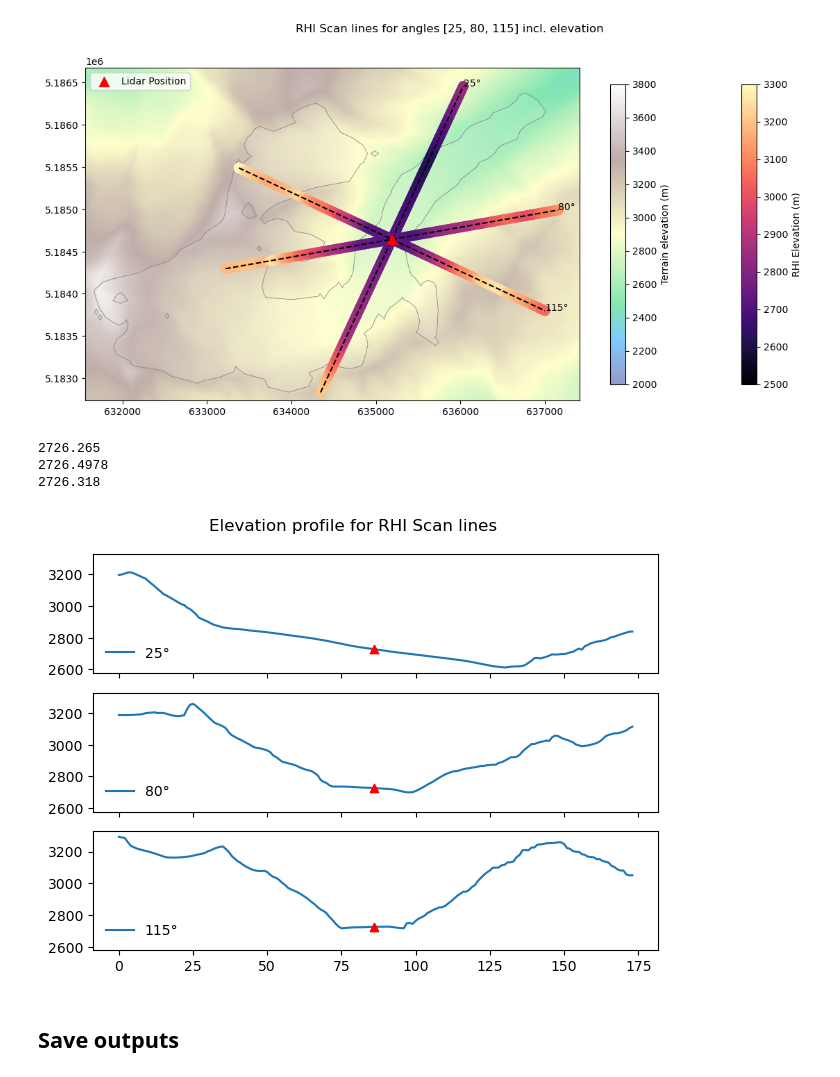
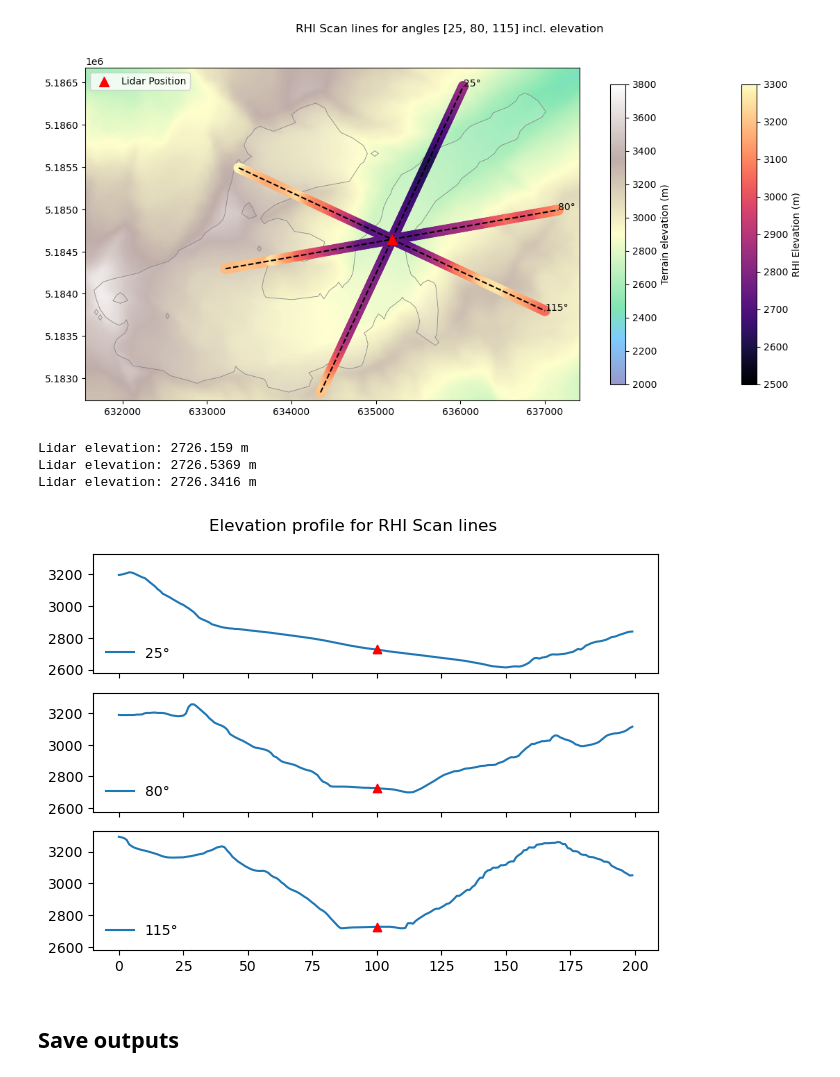
Before and after one commit to ClimLabTools/icon_validation, a Jupyter notebook: notebooks/compute_rhi_geometries.ipynb, the cells around one changed output. Cells and saved outputs as stored; diff of their text form; code cells hidden in the pictures.

Commit message:
make DEM independent of zenith bins

```diff
--- a/notebooks/compute_rhi_geometries.ipynb
+++ b/notebooks/compute_rhi_geometries.ipynb
@@ -82,10 +79,10 @@ gdf_lines
 # %% [markdown]
 ## Get DEM point for scan lines
 # %%
-def get_elevation_along_line(line, zenith_bins, target_crs):
+def get_elevation_along_line(line, target_crs):
 
     # create points along line according to number of zenith bins
-    s = np.linspace(0, line.length, zenith_bins)
+    s = np.linspace(0, line.length, distance // 10)  # sample every 10 m
     points = [line.interpolate(dist) for dist in s]
     coords = [(p.x, p.y) for p in points]
 
@@ -138,7 +135,7 @@ dem_extent = [dem_bounds.left, dem_bounds.right, dem_bounds.bottom, dem_bounds.t
 # get points along RHI scan line for all angles
 rhi_elevations = {}
 for idx, row in gdf_lines.to_crs(target_crs).iterrows():
-    rhi_elevations[row.angle_deg] = get_elevation_along_line(row.geometry, rhi_zenith_bins, target_crs)
+    rhi_elevations[row.angle_deg] = get_elevation_along_line(row.geometry, target_crs)
 # %% [markdown]
 ## Plot results
 # %%
@@ -181,23 +178,27 @@ plt.show()
 # %%
 fig,axs = plt.subplots(nrows=len(rhi_elevations), ncols=1, sharex=True, sharey=True)
 
-cx = (rhi_zenith_bins // 2) - 1
 for i,k in enumerate(rhi_elevations.keys()):
     vals = rhi_elevations[k]['elevation']
     axs[i].plot(vals, label=f'{k}°')
     axs[i].legend(loc='lower left', frameon=False)
 
-    axs[i].scatter(cx, vals[cx], color='red', marker='^', label='Midpoint', zorder=10)
-    print((vals[cx]+vals[cx+1])/2)
+    # mid value = lidar location
+    n = len(vals)
+    mid_value = (vals.iloc[n//2 - 1] + vals.iloc[n//2]) / 2 if n % 2 == 0 else vals.iloc[n//2]
+
+    # add lidar location to plot
+    axs[i].scatter(n/2, mid_value, color='red', marker='^', label='Midpoint', zorder=10)
+    print('Lidar elevation:', mid_value,'m')
 
 plt.suptitle('Elevation profile for RHI Scan lines')
 plt.tight_layout()
 plt.show()
 # %% [output]
-2726.265
-2726.4978
-2726.318
+Lidar elevation: 2726.159 m
+Lidar elevation: 2726.5369 m
+Lidar elevation: 2726.3416 m
-[figure, old version]
+[figure, new version]
 # %% [markdown]
 ## Save outputs
 # %%
```
Also changed, not shown: parts of 2 cells of this notebook, 1 other file.
